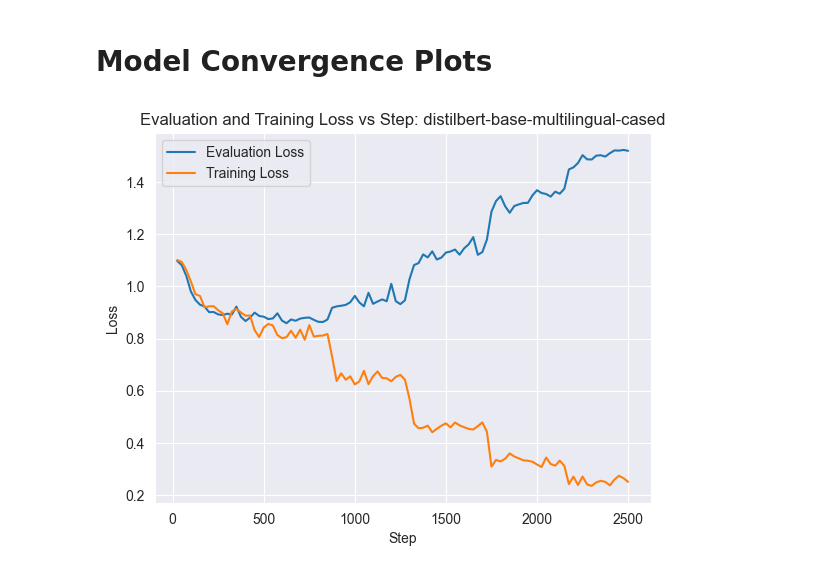
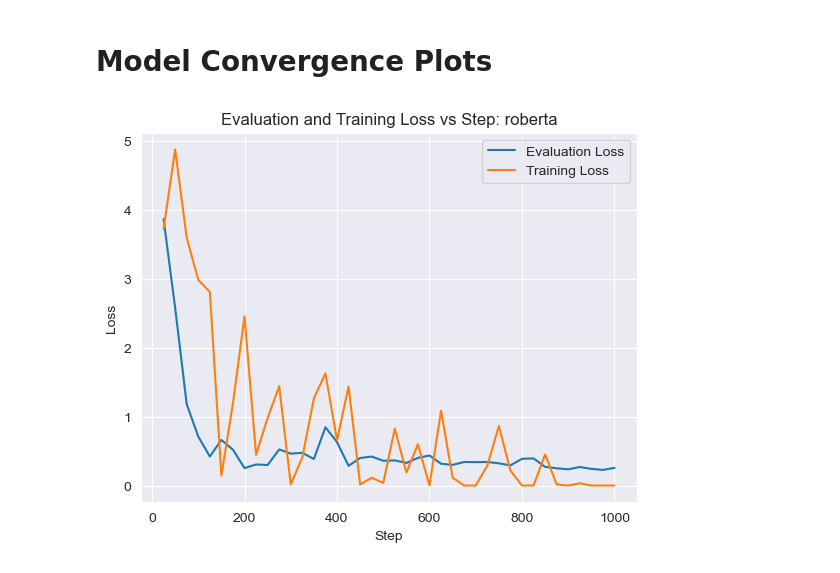
Before and after one commit to john-adeojo/twitter_issues_dashboard, a Jupyter notebook: twitter_issues_dashboard/notebooks/Twitter Model Analysis Notebook .ipynb, the cells around one changed output. Cells and saved outputs as stored; diff of their text form; code cells hidden in the pictures.

```diff
--- a/twitter_issues_dashboard/notebooks/Twitter Model Analysis Notebook .ipynb
+++ b/twitter_issues_dashboard/notebooks/Twitter Model Analysis Notebook .ipynb
@@ -282,12 +145,14 @@ def load_json_file(url):
     response = requests.get(url)
     json_obj = json.loads(response.text)
     return json_obj
+
+
+def load_json_file_local(file_path):
+    with open(file_path, 'r') as file:
+        json_obj = json.load(file)
+    return json_obj
 # %%
 # distilbert
-filepath = r"https://raw.githubusercontent.com/john-adeojo/Twitter-Transformer-Models/main/Model/distilbert-base-multilingual-cased-finetune-twitter/trainer_state.json"
-distilbert_conv = load_json_file(filepath)
-
-# albert
-filepath = r"https://raw.githubusercontent.com/john-adeojo/Twitter-Transformer-Models/main/Model/albert-base-v2/trainer_state.json"
-albert_conv = load_json_file(filepath)
+filepath = r"C:\Users\johna\OneDrive\Desktop\models_twitter_dash\output\checkpoint-1000\trainer_state.json"
+roberta = load_json_file_local(filepath)
 # %%
@@ -325,6 +174,6 @@ def plot_eval_loss(json_obj, title):
     plt.savefig(r'C:\Users\johna\anaconda3\envs\twitter-env-2\Data\03 Reports\convergence_v2' + title + '.png')
     plt.show()
 # %%
-plot_eval_loss(distilbert_conv, title="distilbert-base-multilingual-cased")
+plot_eval_loss(roberta, title="roberta")
 # %% [output]
-[figure, old version]
+[figure, new version]
```
Also changed, not shown: parts of 10 cells of this notebook, 2 other files.
